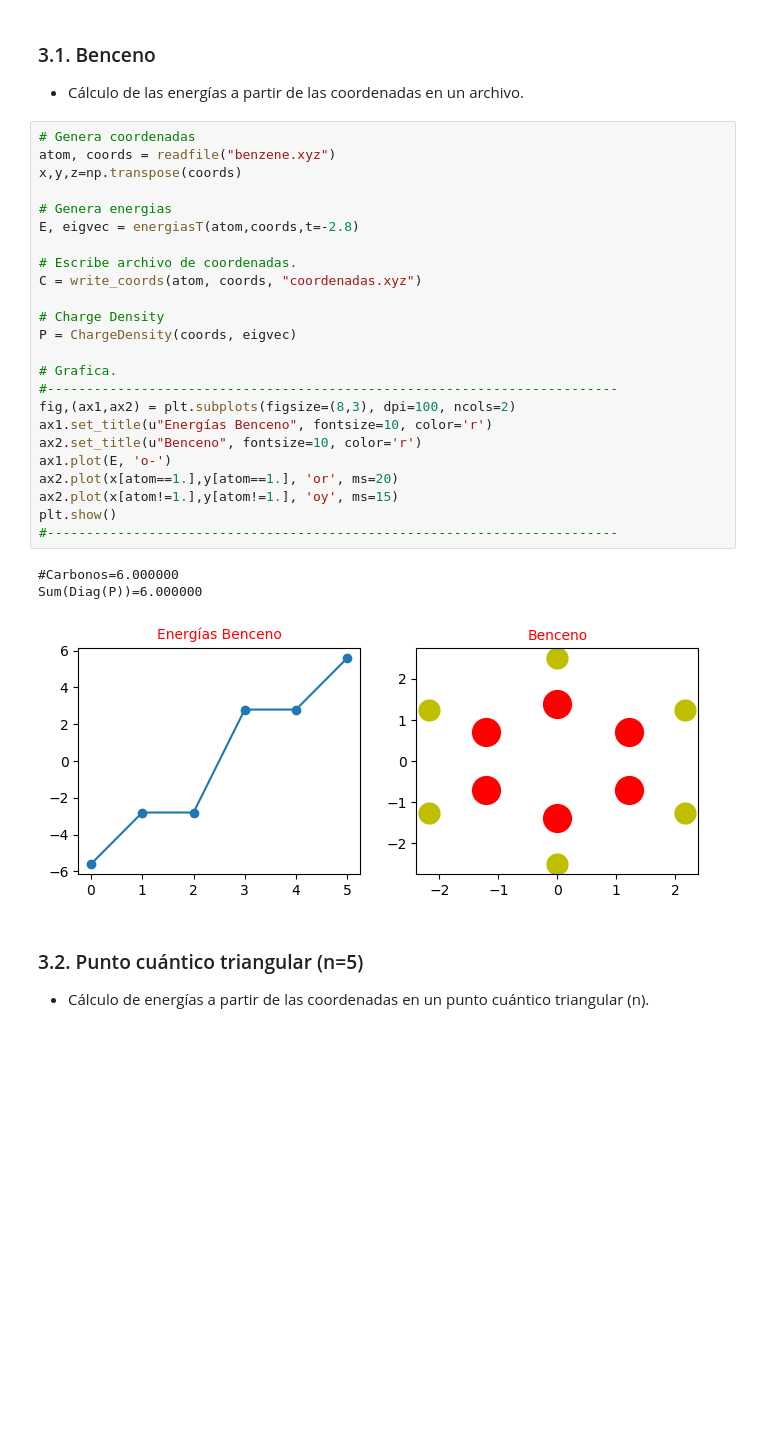
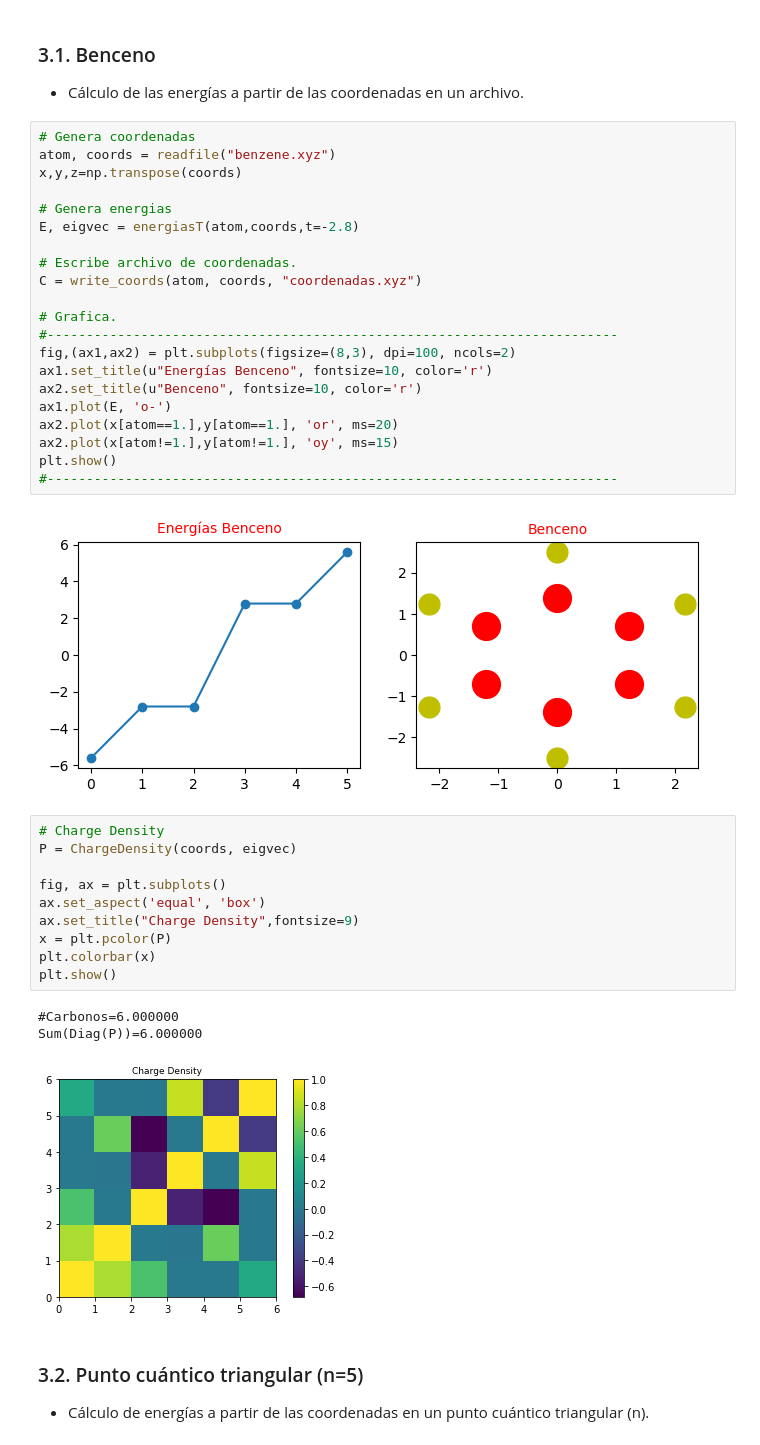
Before and after one commit to eilinlunam/Fisicoquimica-Computacional, a Jupyter notebook: 4-Aproximacion-Tight_binding.ipynb, the cells around one changed output. Saved outputs shown, nothing was run; the diff lists cells and outputs as text; blank space fills up the shorter version.

```diff
--- a/4-Aproximacion-Tight_binding.ipynb
+++ b/4-Aproximacion-Tight_binding.ipynb
@@ -216,9 +216,6 @@ E, eigvec = energiasT(atom,coords,t=-2.8)
 # Escribe archivo de coordenadas.
 C = write_coords(atom, coords, "coordenadas.xyz")
 
-# Charge Density
-P = ChargeDensity(coords, eigvec)
-
 # Grafica.
 #-------------------------------------------------------------------------
 fig,(ax1,ax2) = plt.subplots(figsize=(8,3), dpi=100, ncols=2)
@@ -230,9 +227,21 @@ ax2.plot(x[atom!=1.],y[atom!=1.], 'oy', ms=15)
 plt.show()
 #-------------------------------------------------------------------------
 # %% [output]
-#Carbonos=6.000000
-Sum(Diag(P))=6.000000
 [figure]
+# %%
+# Charge Density
+P = ChargeDensity(coords, eigvec)
+
+fig, ax = plt.subplots()
+ax.set_aspect('equal', 'box')
+ax.set_title("Charge Density",fontsize=9)
+x = plt.pcolor(P)
+plt.colorbar(x)
+plt.show()
+# %% [output]
+#Carbonos=6.000000
+Sum(Diag(P))=6.000000
+[figure, added]
 # %% [markdown]
 ### 3.2. Punto cuántico triangular (n=5)
 + Cálculo de energías a partir de las coordenadas en un punto cuántico triangular (n).
```
Also changed, not shown: parts of 1 cell of this notebook, 8 other files.
